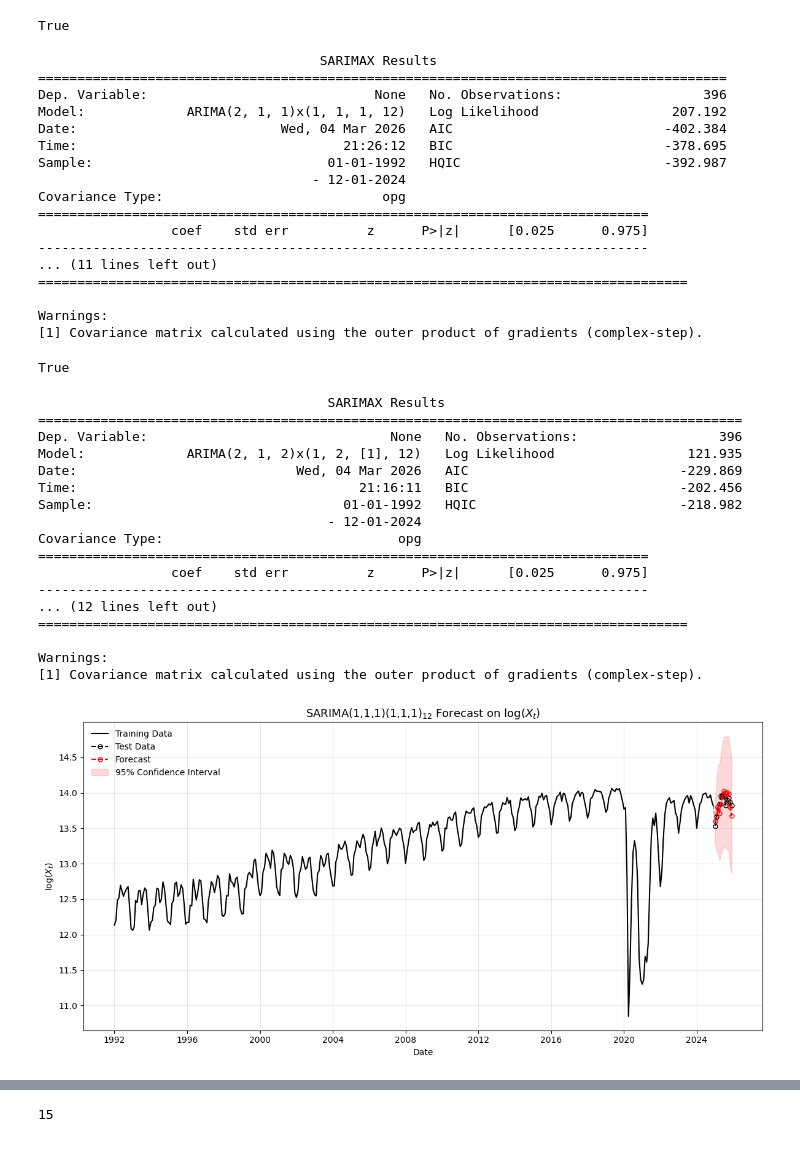
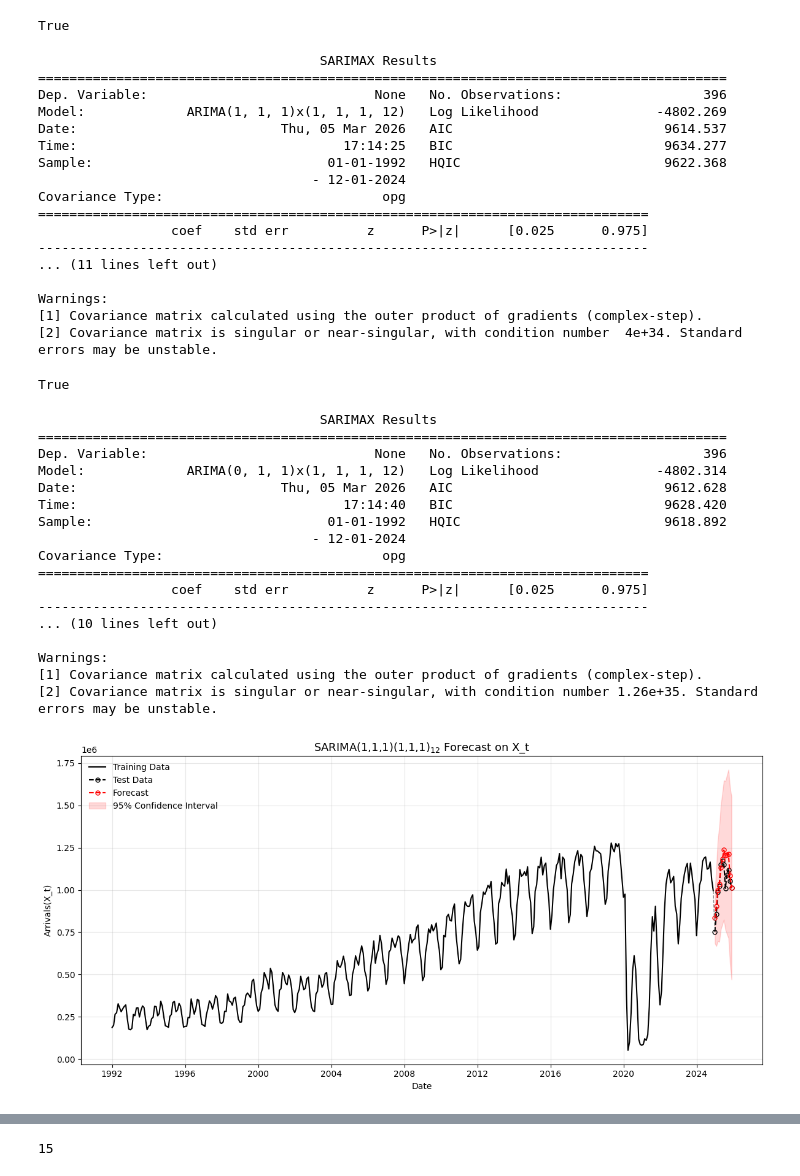
Before and after one commit to ChronoX-TimeSeries/BundesHost, a Jupyter notebook: notebooks/02_time_series_modeling.ipynb.ipynb, the cells around one changed output, grey strips where cells are left out. Cells and saved outputs as stored; diff of their text form; code cells hidden in the pictures.

```diff
--- a/notebooks/02_time_series_modeling.ipynb.ipynb
+++ b/notebooks/02_time_series_modeling.ipynb.ipynb
@@ -239,10 +207,10 @@ The time series is stationary (fail to reject "H0: The time series is stationary
 # Split last 12 months as test set
 
 # Training set (log-level)
-u1_ts = np.log(x_ts.iloc[:-12])
+u1_ts = x_ts.iloc[:-12]
 
 # Test set (log-level)
-u2_ts = np.log(x_ts.iloc[-12:])
+u2_ts = x_ts.iloc[-12:]
 # %%
 # Plot ACF amd PACF for (1-B)U1_t
 
@@ -296,7 +246,7 @@ plt.show()
 # %%
 # Fit a SARIMA(1,1,1)(1,1,1)_{12} model to U1_t
 
-model1 = sm.tsa.arima.ARIMA(u1_ts, order=(1, 1, 2), seasonal_order=(1, 1, 1, 12)).fit(method_kwargs={'maxiter': 500})
+model1 = sm.tsa.arima.ARIMA(u1_ts, order=(2, 1, 2), seasonal_order=(1, 1, 1, 12)).fit(method_kwargs={'maxiter': 500})
 print(model1.summary())
 
 #method_kwargs={'maxiter': 500}
@@ -325,51 +275,51 @@ True
 # %%
 # Fit a SARIMA(4,1,5)(1,1,1)_{12} model to U1_t
 
-model2 = sm.tsa.arima.ARIMA(u1_ts, order=(2, 1, 1), seasonal_order=(1, 1, 1, 12)).fit()
+model2 = sm.tsa.arima.ARIMA(u1_ts, order=(1, 1, 1), seasonal_order=(1, 1, 1, 12)).fit()
 print(model2.summary())
 # %% [output]
                                     SARIMAX Results
 ========================================================================================
 Dep. Variable:                             None   No. Observations:                  396
-Model:             ARIMA(2, 1, 1)x(1, 1, 1, 12)   Log Likelihood                 207.192
-Date:                          Wed, 04 Mar 2026   AIC                           -402.384
-Time:                                  21:26:12   BIC                           -378.695
-Sample:                              01-01-1992   HQIC                          -392.987
+Model:             ARIMA(1, 1, 1)x(1, 1, 1, 12)   Log Likelihood               -4802.269
+Date:                          Thu, 05 Mar 2026   AIC                           9614.537
+Time:                                  17:14:25   BIC                           9634.277
+Sample:                              01-01-1992   HQIC                          9622.368
                                    - 12-01-2024
 Covariance Type:                            opg
 ==============================================================================
                  coef    std err          z      P>|z|      [0.025      0.975]
 ------------------------------------------------------------------------------
 ... (11 lines left out)
-===================================================================================
 
 Warnings:
 [1] Covariance matrix calculated using the outer product of gradients (complex-step).
+[2] Covariance matrix is singular or near-singular, with condition number  4e+34. Standard errors may be unstable.
 # %%
 model2.mle_retvals['converged']
 # %% [output]
 True
 # %%
-model3 = sm.tsa.arima.ARIMA(u1_ts, order=(2, 1, 2), seasonal_order=(1, 2, 1, 12)).fit(method_kwargs={'maxiter': 500})
+model3 = sm.tsa.arima.ARIMA(u1_ts, order=(0, 1, 1), seasonal_order=(1, 1, 1, 12)).fit(method_kwargs={'maxiter': 500})
 print(model3.summary())
 # %% [output]
-                                     SARIMAX Results
-==========================================================================================
-Dep. Variable:                               None   No. Observations:                  396
-Model:             ARIMA(2, 1, 2)x(1, 2, [1], 12)   Log Likelihood                 121.935
-Date:                            Wed, 04 Mar 2026   AIC                           -229.869
-Time:                                    21:16:11   BIC                           -202.456
-Sample:                                01-01-1992   HQIC                          -218.982
-                                     - 12-01-2024
-Covariance Type:                              opg
+                                    SARIMAX Results
+========================================================================================
+Dep. Variable:                             None   No. Observations:                  396
+Model:             ARIMA(0, 1, 1)x(1, 1, 1, 12)   Log Likelihood               -4802.314
+Date:                          Thu, 05 Mar 2026   AIC                           9612.628
+Time:                                  17:14:40   BIC                           9628.420
+Sample:                              01-01-1992   HQIC                          9618.892
+                                   - 12-01-2024
+Covariance Type:                            opg
 ==============================================================================
                  coef    std err          z      P>|z|      [0.025      0.975]
 ------------------------------------------------------------------------------
-... (12 lines left out)
-===================================================================================
+... (10 lines left out)
 
 Warnings:
 [1] Covariance matrix calculated using the outer product of gradients (complex-step).
+[2] Covariance matrix is singular or near-singular, with condition number 1.26e+35. Standard errors may be unstable.
 # %%
 # Forecast and confidence boundaries
 
@@ -380,7 +330,7 @@ u1_ts_preds = model1.get_forecast(steps = k)
 conf_int = u1_ts_preds.conf_int()
 
 # Create a DataFrame
-forecast_df = pd.DataFrame({
+sarima_df = pd.DataFrame({
     'predicted_mean': u1_ts_preds.predicted_mean,
     'lower_ci': conf_int.iloc[:, 0],
     'upper_ci': conf_int.iloc[:, 1]
@@ -397,40 +347,40 @@ plt.plot(u1_ts, color='black', linewidth=1.5, label='Training Data')
 plt.plot(u2_ts, color='black', linestyle='--', marker='o',
          markerfacecolor='none', markersize=5, label='Test Data')
 
 # Forecast
-plt.plot(forecast_df['predicted_mean'], color='red',
+plt.plot(sarima_df['predicted_mean'], color='red',
          linestyle='--', marker='o', markersize=5,
          markerfacecolor='none', label='Forecast')
 
 # Confidence interval
 plt.fill_between(
-    forecast_df.index,
-    forecast_df['lower_ci'],
-    forecast_df['upper_ci'],
+    sarima_df.index,
+    sarima_df['lower_ci'],
+    sarima_df['upper_ci'],
     color='red',
     alpha=0.15,
     label='95% Confidence Interval'
 )
 
 # Connect last train point to first test point
 plt.plot(
     [u1_ts.index[-1], u2_ts.index[0]],
     [u1_ts.iloc[-1], u2_ts.iloc[0]],
     linestyle='--',
     color='gray',
     linewidth=1
 )
 
-plt.title('SARIMA(1,1,1)(1,1,1)$_{12}$ Forecast on $\\log(X_t)$', fontsize=13)
+plt.title('SARIMA(1,1,1)(1,1,1)$_{12}$ Forecast on X_t', fontsize=13)
 plt.xlabel('Date')
-plt.ylabel('$\\log(X_t)$')
+plt.ylabel('Arrivals(X_t)')
 
 plt.grid(alpha=0.3)
 plt.legend(frameon=False, loc='upper left')
 plt.tight_layout()
 plt.show()
 # %% [output]
-[figure, old version]
+[figure, new version]
 # %%
 # Plot: Last 3 Years (Zoomed View)
 
```
Also changed, not shown: parts of 43 cells of this notebook, 2 other files.
